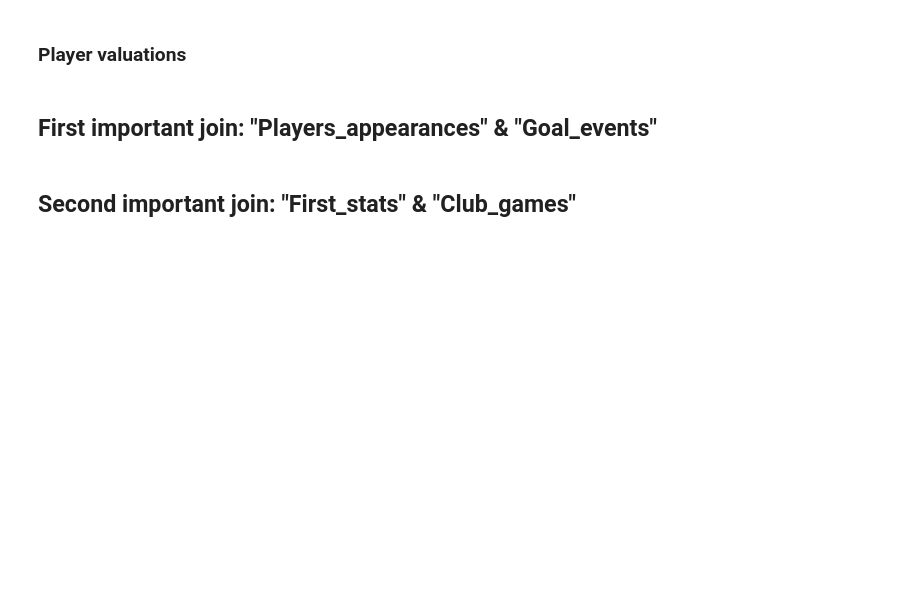
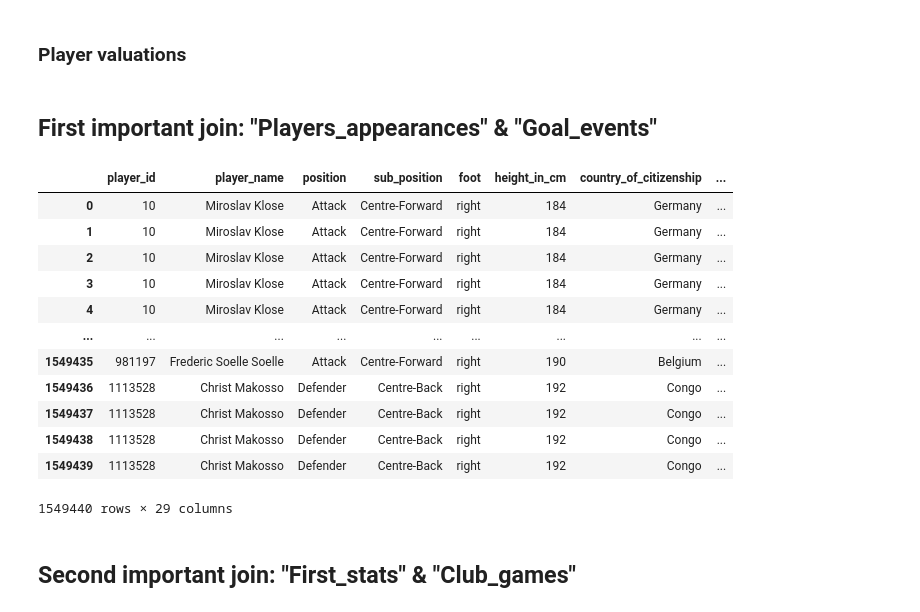
Before and after one commit to vincenzoaltavilla/thesis_project, a Jupyter notebook: 1thesis_project.ipynb, the cells around one changed output. Drawn from its saved outputs; the diff is of its cells as text; code cells hidden in the pictures; blank space fills up the shorter version.

```diff
--- a/1thesis_project.ipynb
+++ b/1thesis_project.ipynb
@@ -228,6 +242,7 @@ goal_events = goal_events.groupby(['date', 'game_id', 'player_id']).agg({
 }).reset_index()
 
 goal_events.rename(columns=dict(zip(goal_events.columns[:5], ['goal_'+str(col) for col in goal_events.columns[:5]])), inplace=True)
+goal_events = goal_events.drop(columns=['goal_description'])
 # %% [markdown]
 ### **Player valuations**
 # %%
@@ -262,8 +277,7 @@ players_appearances_detailed = pd.merge(players_appearances, goal_events, left_o
 players_appearances_detailed = players_appearances_detailed.drop(columns=['goal_date', 'goal_game_id',
                                                                           'goal_player_id', 'goal_club_id'])
 # %%
-players_appearances_detailed.loc[players_appearances_detailed['goals'] == 0, ['goal_description',
-                                                                              'right_footed_goals',
+players_appearances_detailed.loc[players_appearances_detailed['goals'] == 0, ['right_footed_goals',
                                                                               'left_footed_goals',
                                                                               'long_distance_goals',
                                                                               'direct_free_kick_goals',
@@ -273,8 +287,6 @@ players_appearances_detailed.loc[players_appearances_detailed['goals'] == 0, ['g
                                                                               'solo_run_goals',
                                                                               'tap-in_goals',
                                                                               'other_kind_of_goals']] = 0
-
-players_appearances_detailed = players_appearances_detailed.drop(columns=['goal_description'])
 
 players_appearances_detailed['right_footed_goals'] = players_appearances_detailed['right_footed_goals'].fillna(0).astype(int)
 players_appearances_detailed['left_footed_goals'] = players_appearances_detailed['left_footed_goals'].fillna(0).astype(int)
@@ -298,6 +310,22 @@ first_stats = players_appearances_detailed[['player_id', 'player_name', 'positio
                                             'counter_attack_goals', 'solo_run_goals',
                                             'tap-in_goals', 'other_kind_of_goals', 'yellow_cards',
                                             'red_cards',]]
+# %%
+first_stats
+# %% [output]
+|  | player_id | player_name | position | sub_position | foot | height_in_cm | country_of_citizenship | ... |
+| 0 | 10 | Miroslav Klose | Attack | Centre-Forward | right | 184 | Germany | ... |
+| 1 | 10 | Miroslav Klose | Attack | Centre-Forward | right | 184 | Germany | ... |
+| 2 | 10 | Miroslav Klose | Attack | Centre-Forward | right | 184 | Germany | ... |
+| 3 | 10 | Miroslav Klose | Attack | Centre-Forward | right | 184 | Germany | ... |
+| 4 | 10 | Miroslav Klose | Attack | Centre-Forward | right | 184 | Germany | ... |
+| ... | ... | ... | ... | ... | ... | ... | ... | ... |
+| 1549435 | 981197 | Frederic Soelle Soelle | Attack | Centre-Forward | right | 190 | Belgium | ... |
+| 1549436 | 1113528 | Christ Makosso | Defender | Centre-Back | right | 192 | Congo | ... |
+| 1549437 | 1113528 | Christ Makosso | Defender | Centre-Back | right | 192 | Congo | ... |
+| 1549438 | 1113528 | Christ Makosso | Defender | Centre-Back | right | 192 | Congo | ... |
+| 1549439 | 1113528 | Christ Makosso | Defender | Centre-Back | right | 192 | Congo | ... |
+1549440 rows × 29 columns
 # %% [markdown]
 ## **Second important join: "First_stats" & "Club_games"**
 # %%
```
Also changed, not shown: parts of 5 cells of this notebook.
